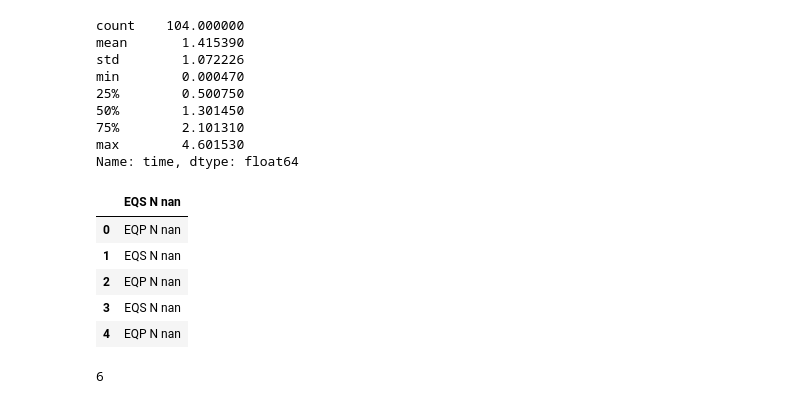
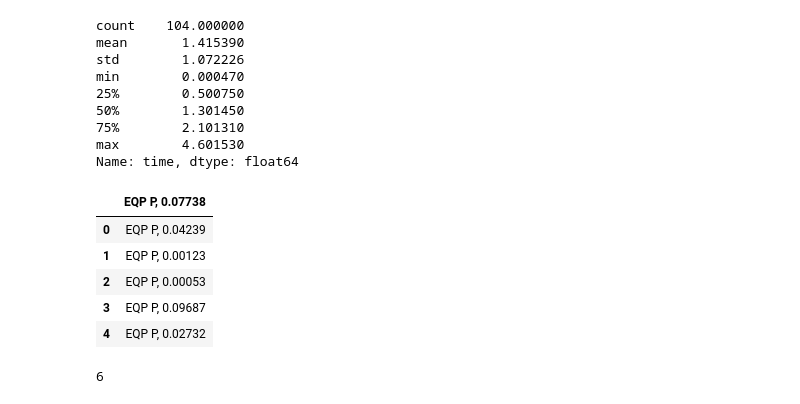
Before and after one commit to geohackweek/ghw2019_wiggles, a Jupyter notebook: scripts/histogram.ipynb, the cells around one changed output. Saved outputs shown, nothing was run; the diff lists cells and outputs as text; code cells hidden in the pictures.

```diff
--- a/scripts/histogram.ipynb
+++ b/scripts/histogram.ipynb
@@ -225,13 +180,13 @@ min        0.000470
 max        4.601530
 Name: time, dtype: float64
 # %%
-comp = pd. read_csv('../comparison.out', sep = '/s+')
+comp = pd. read_csv('../comparison_out/comp.EQP.out', sep = '/s+')
 comp.head()
 # %% [output]
-|  | EQS N nan |
-| 0 | EQP N nan |
-| 1 | EQS N nan |
-| 2 | EQP N nan |
-| 3 | EQS N nan |
-| 4 | EQP N nan |
+|  | EQP P, 0.07738 |
+| 0 | EQP P, 0.04239 |
+| 1 | EQP P, 0.00123 |
+| 2 | EQP P, 0.00053 |
+| 3 | EQP P, 0.09687 |
+| 4 | EQP P, 0.02732 |
 # %%
```
Also changed, not shown: parts of 7 cells of this notebook, 10 other files.
